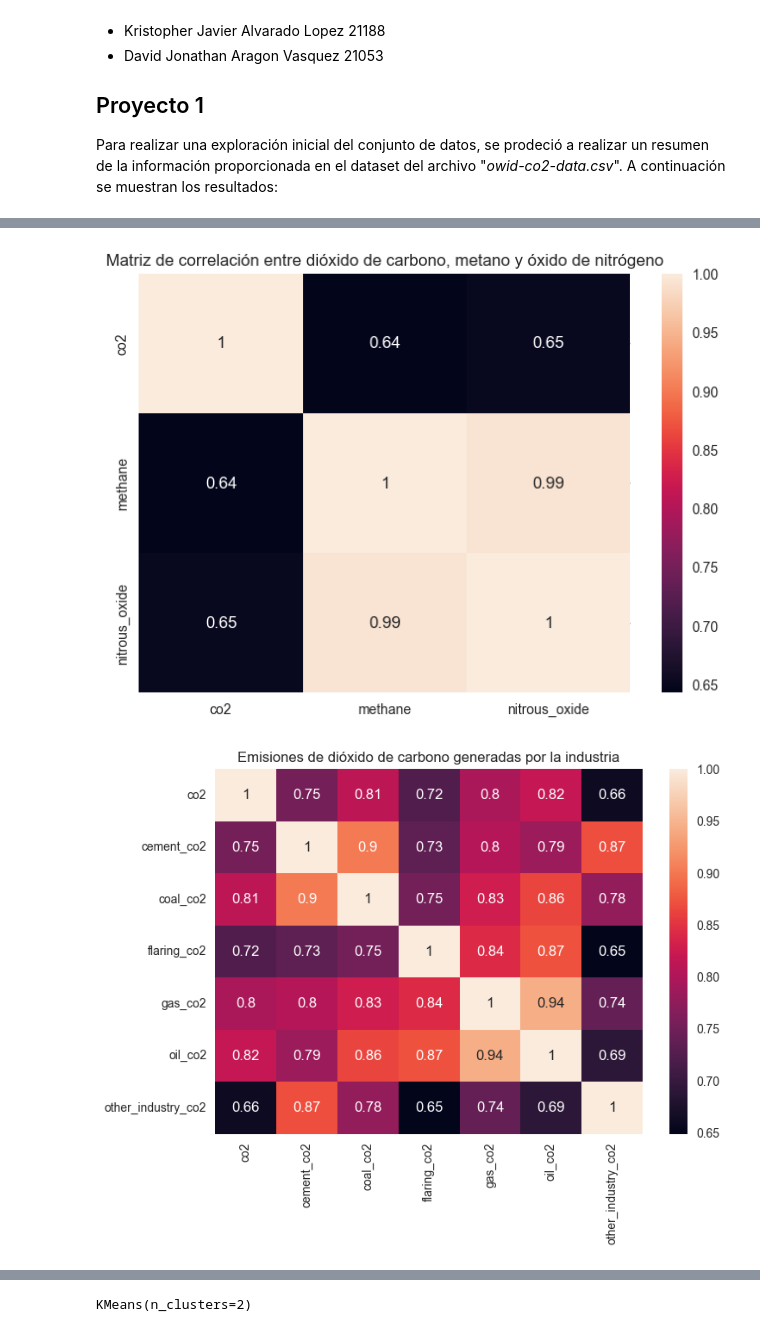
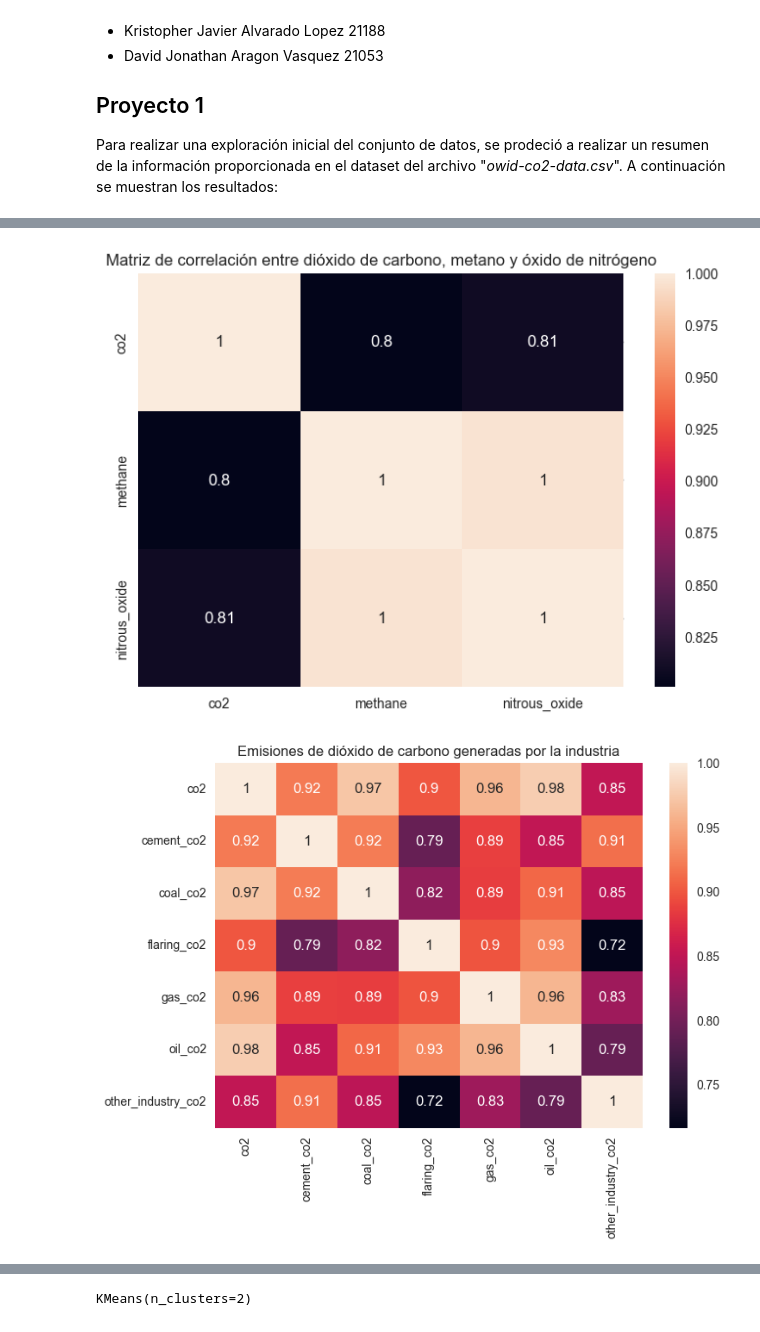
Before and after one commit to LINDAINES213/Data_Mining_Project, a Jupyter notebook: Project.ipynb, the cells around one changed output, grey strips where cells are left out. Drawn from its saved outputs; the diff is of its cells as text; code cells hidden in the pictures.

Commit message:
filtering data only countries

```diff
--- a/Project.ipynb
+++ b/Project.ipynb
@@ -116,18 +143,18 @@ Name: co2, dtype: float64
 import seaborn as sns
 import matplotlib.pyplot as plt
 
-for column in numeric_columns:
-    dataframe['log_' + column] = np.log(dataframe[column])
+for column in numeric_columnsOC:
+    dataframeOC['log_' + column] = np.log(dataframeOC[column])
 
-sns.boxplot(data=dataframe['log_co2'])
+sns.boxplot(data=dataframeOC['log_co2'])
 plt.title("Diagrama de Caja de CO2")
 plt.show()
 
-sns.boxplot(data=dataframe['co2'])
+sns.boxplot(data=dataframeOC['co2'])
 plt.title("Diagrama de Caja de CO2")
 plt.show()
 
-dataframe['co2'].hist()
+dataframeOC['co2'].hist()
 plt.title("Histograma de CO2")
 plt.show()
 # %% [output]
@@ -183,7 +227,7 @@ Name: nitrous_oxide, dtype: float64
 # %%
 # Análisis de correlaciones.
 
-correlation_matrix = df.corr()
+correlation_matrix = dfOC.corr()
 plt.figure(figsize=(20, 20))  # Ajusta el tamaño de la figura según sea necesario
 plt.title("Matriz de correlación de todas las variables")
 sns.heatmap(correlation_matrix, cmap="coolwarm", fmt=".2f", linewidths=0.5)  # Añade anotaciones y especifica el formato
@@ -194,42 +238,42 @@ plt.show()
 
 ghg_variables = ['co2', 'methane', 'nitrous_oxide']
 
-correlation_ghg = dataframe[ghg_variables].corr()
+correlation_ghg = dataframeOC[ghg_variables].corr()
 plt.title("Matriz de correlación entre dióxido de carbono, metano y óxido de nitrógeno")
 sns.heatmap(correlation_ghg, annot=True)
 plt.show()
 
 co2_variables = ['co2', 'cement_co2', 'coal_co2', 'flaring_co2', 'gas_co2', 'oil_co2', 'other_industry_co2']
 
-correlation_co2 = dataframe[co2_variables].corr()
+correlation_co2 = dataframeOC[co2_variables].corr()
 plt.title("Emisiones de dióxido de carbono generadas por la industria")
 sns.heatmap(correlation_co2, annot=True)
 plt.show()
 
 temperature_variables_co2 = ['co2', 'temperature_change_from_co2']
 
-correlation_tempco2 = dataframe[temperature_variables_co2].corr()
+correlation_tempco2 = dataframeOC[temperature_variables_co2].corr()
 plt.title("Cambio de temperatura por el CO2")
 sns.heatmap(correlation_tempco2, annot=True)
 plt.show()
 
 temperature_variables_ch4 = ['methane', 'temperature_change_from_ch4']
 
-correlation_tempch4 = dataframe[temperature_variables_ch4].corr()
+correlation_tempch4 = dataframeOC[temperature_variables_ch4].corr()
 plt.title("Cambio de temperatura por el metano")
 sns.heatmap(correlation_tempch4, annot=True)
 plt.show()
 
 temperature_variables_n2o = ['nitrous_oxide', 'temperature_change_from_n2o']
 
-correlation_tempn2o = dataframe[temperature_variables_n2o].corr()
+correlation_tempn2o = dataframeOC[temperature_variables_n2o].corr()
 plt.title("Cambio de temperatura por el óxido de nitrógeno")
 sns.heatmap(correlation_tempn2o, annot=True)
 plt.show()
 
 temperature_variables_ghg = ['total_ghg', 'temperature_change_from_ghg']
 
-correlation_tempghg = dataframe[temperature_variables_ghg].corr()
+correlation_tempghg = dataframeOC[temperature_variables_ghg].corr()
 plt.title("Cambio de temperatura por los gases de efecto invernadero")
 sns.heatmap(correlation_tempghg, annot=True)
 plt.show()
@@ -238,2 +282,2 @@ plt.show()
-[figure, old version]
+[figure, new version]
-[figure, old version]
+[figure, new version]
```
Also changed, not shown: parts of 19 cells of this notebook, 1 other file.
